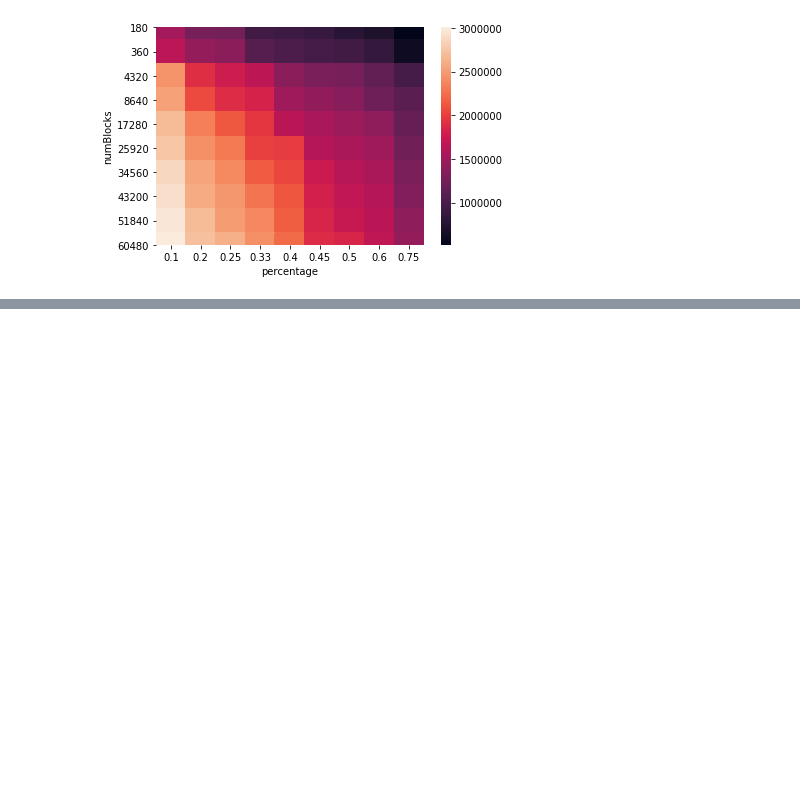
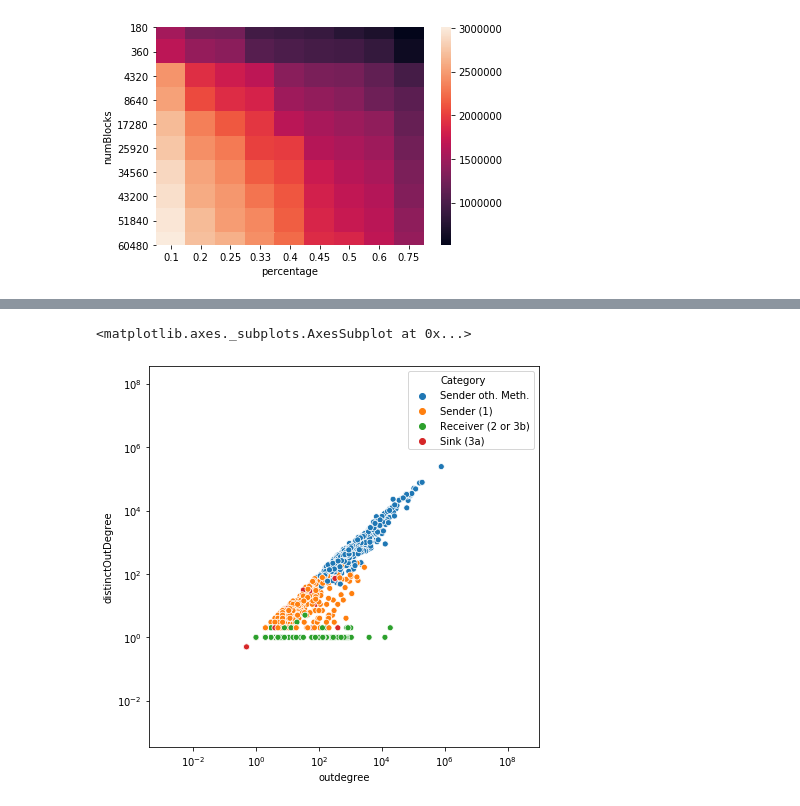
Before and after one commit to daniel-wenzel/polonius, a Jupyter notebook: jupyter/Deposit Clustering Results.ipynb, the cells around one changed output, grey strips where cells are left out. Saved outputs shown, nothing was run; the diff lists cells and outputs as text; code cells hidden in the pictures; blank space fills up the shorter version.

```diff
--- a/jupyter/Deposit Clustering Results.ipynb
+++ b/jupyter/Deposit Clustering Results.ipynb
@@ -116,0 +118,42 @@ plt.show()
+# %%
+data = sql('''
+SELECT
+    distinctInDegree,
+    distinctOutDegree,
+    outDegree,
+    involumeUSD > 4*outvolumeUSD as isSink,
+    address.address in
+        (SELECT
+            cappReceiver.address
+        FROM
+            Address cappReceiver
+            INNER JOIN
+            AddressMetadata cappReceiverM
+            INNER JOIN
+            AddressMetadata cappSenderM
+            INNER JOIN
+            Transfer t
+            ON
+            t.`from` = cappReceiver.address and cappReceiver.isCappReceiver = 1
+            and cappReceiverM.address = cappReceiver.address
+            and t.`to` = cappSenderM.address
+            and not cappReceiver.address = cappSenderM.address
+        GROUP BY cappReceiver.address
+        HAVING cappReceiverM.distinctOutDegree > MIN(cappSenderM.distinctOutDegree)) as isSender
+FROM
+    address Natural JOIN addressMetadata
+where isCappReceiver = 1''')
+
+data.loc[data['distinctInDegree'] == 0, ['distinctInDegree']] = 0.5
+data.loc[data['distinctOutDegree'] == 0, 'distinctOutDegree'] = 0.5
+data.loc[data['outdegree'] == 0, 'outdegree'] = 0.5
+data['Category'] = 'Receiver (2 or 3b)'
+data.loc[data['isSender'] == 1, 'Category'] = 'Sender (1)'
+data.loc[data['isSink'] == 1, 'Category'] = 'Sink (3a)'
+data.loc[data['distinctOutDegree'] > 0.33 * data['distinctInDegree'], 'Category'] = 'Sender oth. Meth.'
+f, ax = plt.subplots(figsize=(7, 7))
+ax.set(xscale="log", yscale="log")
+sns.scatterplot(data=data, ax=ax, x='outdegree', y='distinctOutDegree', hue="Category")
+# %% [output]
+<matplotlib.axes._subplots.AxesSubplot at 0x...>
+[figure, added]
```
Also changed, not shown: parts of 18 cells of this notebook, 10 other files.
